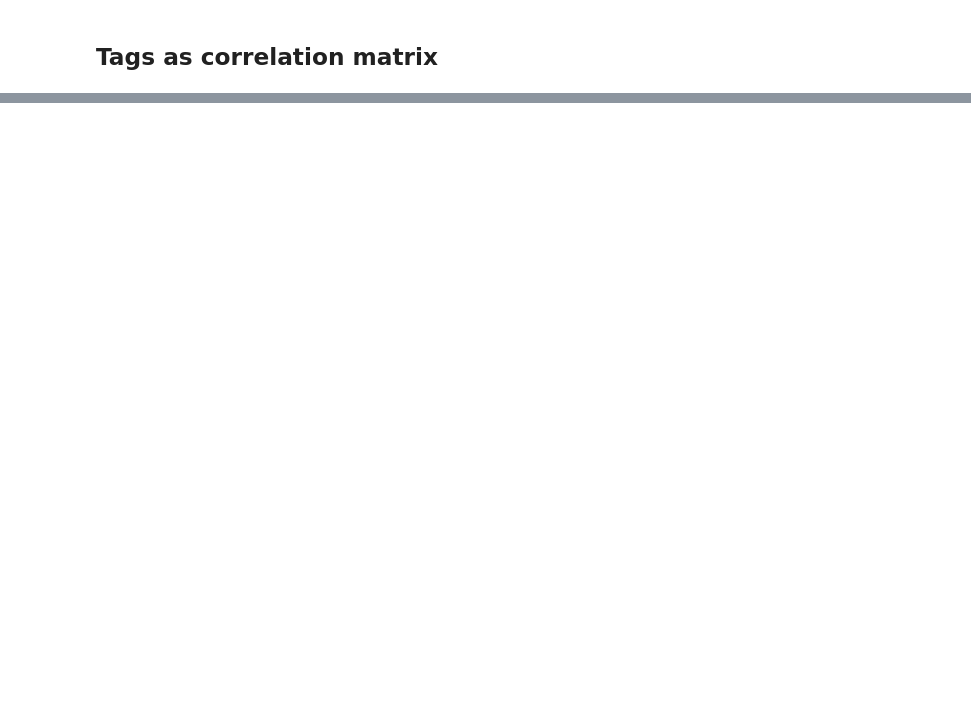
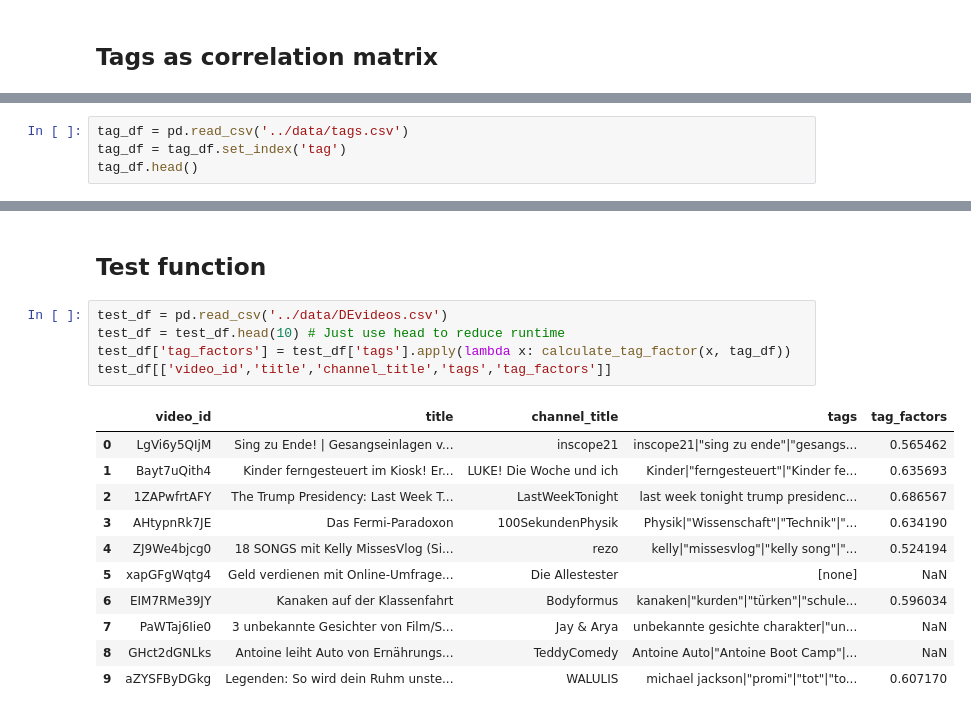
Before and after one commit to StephanHagge/data-mining, a Jupyter notebook: notebooks/tags.ipynb, the cells around one changed output, grey strips where cells are left out. Drawn from its saved outputs; the diff is of its cells as text; blank space fills up the shorter version.

```diff
--- a/notebooks/tags.ipynb
+++ b/notebooks/tags.ipynb
@@ -141,0 +305,4 @@ sns.heatmap(tags_freq, cmap = "Blues")
+# %%
+tag_df = pd.read_csv('../data/tags.csv')
+tag_df = tag_df.set_index('tag')
+tag_df.head()
@@ -141,0 +337,19 @@ sns.heatmap(tags_freq, cmap = "Blues")
+# %% [markdown]
+## Test function
+# %%
+test_df = pd.read_csv('../data/DEvideos.csv')
+test_df = test_df.head(10) # Just use head to reduce runtime
+test_df['tag_factors'] = test_df['tags'].apply(lambda x: calculate_tag_factor(x, tag_df))
+test_df[['video_id','title','channel_title','tags','tag_factors']]
+# %% [output]
+|  | video_id | title | channel_title | tags | tag_factors |
+| 0 | LgVi6y5QIjM | Sing zu Ende! | Gesangseinlagen v... | inscope21 | inscope21|"sing zu ende"|"gesangs... | 0.565462 |
+| 1 | Bayt7uQith4 | Kinder ferngesteuert im Kiosk! Er... | LUKE! Die Woche und ich | Kinder|"ferngesteuert"|"Kinder fe... | 0.635693 |
+| 2 | 1ZAPwfrtAFY | The Trump Presidency: Last Week T... | LastWeekTonight | last week tonight trump presidenc... | 0.686567 |
+| 3 | AHtypnRk7JE | Das Fermi-Paradoxon | 100SekundenPhysik | Physik|"Wissenschaft"|"Technik"|"... | 0.634190 |
+| 4 | ZJ9We4bjcg0 | 18 SONGS mit Kelly MissesVlog (Si... | rezo | kelly|"missesvlog"|"kelly song"|"... | 0.524194 |
+| 5 | xapGFgWqtg4 | Geld verdienen mit Online-Umfrage... | Die Allestester | [none] | NaN |
+| 6 | EIM7RMe39JY | Kanaken auf der Klassenfahrt | Bodyformus | kanaken|"kurden"|"türken"|"schule... | 0.596034 |
+| 7 | PaWTaj6Iie0 | 3 unbekannte Gesichter von Film/S... | Jay & Arya | unbekannte gesichte charakter|"un... | NaN |
+| 8 | GHct2dGNLks | Antoine leiht Auto von Ernährungs... | TeddyComedy | Antoine Auto|"Antoine Boot Camp"|... | NaN |
+| 9 | aZYSFByDGkg | Legenden: So wird dein Ruhm unste... | WALULIS | michael jackson|"promi"|"tot"|"to... | 0.607170 |
```
Also changed, not shown: parts of 26 cells of this notebook, 1 other file.
